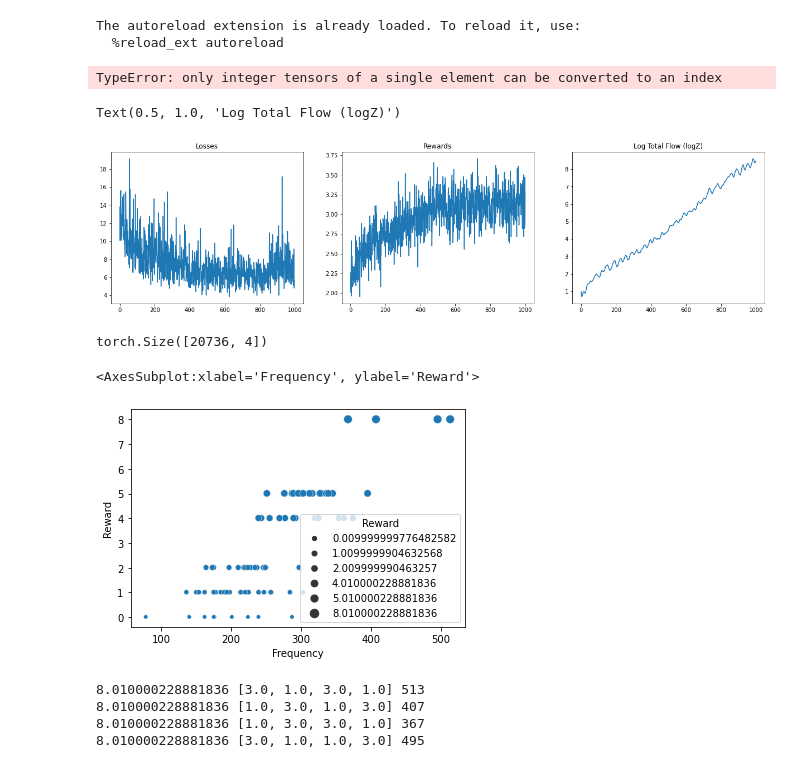
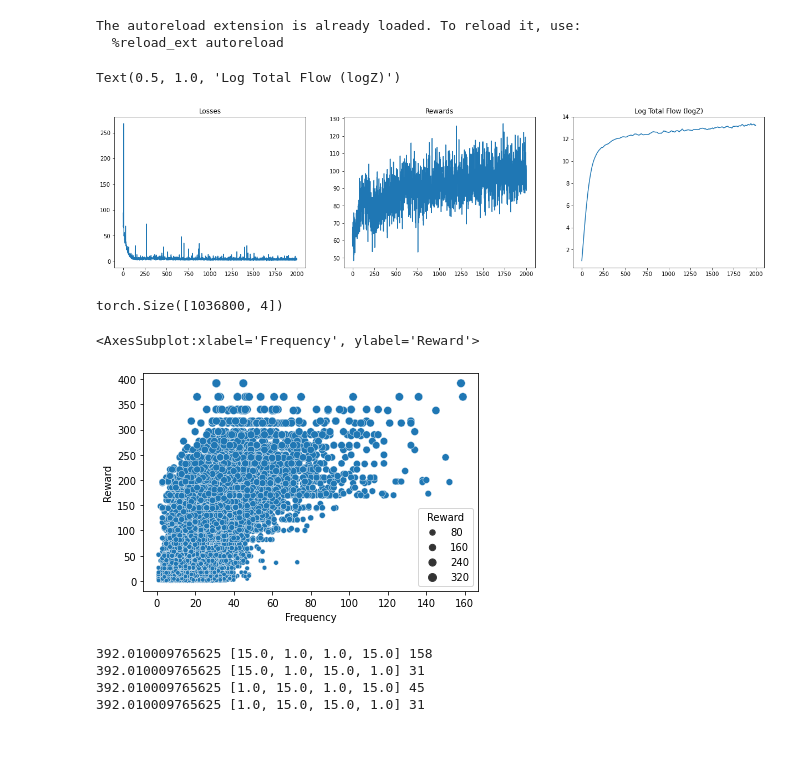
Before and after one commit to zarifikram/GFlowNet-For-Set-Generation, a Jupyter notebook: train.ipynb, the cells around one changed output. Drawn from its saved outputs; the diff is of its cells as text; code cells hidden in the pictures.

Commit message:
Increasing LR increases trajLength
Why??

```diff
--- a/train.ipynb
+++ b/train.ipynb
@@ -31,7 +31,7 @@ def train(batch_size, num_epochs):
         {"params": model.forward_policy.parameters()},
         {"params": model.total_flow, "lr": 0.1},
     ],
-    lr=5e-3)
+    lr=5e-4)
 
     for i in (p := tqdm(range(num_epochs))):
         s0 = torch.zeros(batch_size, size).float()
@@ -55,11 +55,9 @@ def train(batch_size, num_epochs):
     return model, losses, rewards, flows
 
 batch_size = 64
-num_epochs = 1000
+num_epochs = 2000
 
 model, losses, rewards, flows = train(batch_size, num_epochs)
-# %% [output]
-TypeError: only integer tensors of a single element can be converted to an index
 # %%
 import matplotlib.pyplot as plt
 _, ax = plt.subplots(1, 3, figsize=(21, 5))
@@ -71,15 +69,15 @@ ax[2].plot(flows)
 ax[2].set_title("Log Total Flow (logZ)")
 # %% [output]
 Text(0.5, 1.0, 'Log Total Flow (logZ)')
-[figure, old version]
+[figure, new version]
 # %%
 setEnv = SetGenerationEnv(size, nActions)
-nIter = 1
+nIter = 50
 terminalStates = []
 for i in tqdm(range(nIter)):
     s0 = torch.zeros(12**4, size).float()
     curr0 = torch.zeros(12**4)
-    s = model.sample_states(s0, curr0, return_log=False)
+    s, traj_length = model.sample_states(s0, curr0, return_log=False)
     terminalStates.append(s)
 
 s = torch.concat(terminalStates)
@@ -87,42 +85,42 @@ print(s.shape)
 
 import seaborn as sns
 import pandas as pd
 
 setEnv = SetGenerationEnv(size, nActions)
 
 statesForPlot = setEnv.getStateForm(s).tolist()
 rewardsForPlot = setEnv.reward(s).tolist()
 
 
 stateDict = {}
 for i in range(len(statesForPlot)):
     state = str(statesForPlot[i])
     if state in stateDict:
         reward, freq = stateDict[state]
         stateDict[state] = (reward, freq + 1)
     else:
         stateDict[state] = (rewardsForPlot[i], 1)
 
 allRewards = []
 freqs = []
 for _ in stateDict:
     reward, freq = stateDict[_]
     allRewards.append(reward)
     freqs.append(freq)
 
 # plt.xlim(0, 40)
 sns.scatterplot(data=pd.DataFrame({'Frequency':freqs, 'Reward':allRewards}), x='Frequency', y='Reward', size='Reward')
 # %% [output]
-torch.Size([20736, 4])
+torch.Size([1036800, 4])
 <AxesSubplot:xlabel='Frequency', ylabel='Reward'>
-[figure, old version]
+[figure, new version]
 # %%
 for _ in stateDict:
     reward, freq = stateDict[_]
-    if reward > 8:
+    if reward > 380:
         print(reward, _, freq)
 # %% [output]
-8.010000228881836 [3.0, 1.0, 3.0, 1.0] 513
-8.010000228881836 [1.0, 3.0, 1.0, 3.0] 407
-8.010000228881836 [1.0, 3.0, 3.0, 1.0] 367
-8.010000228881836 [3.0, 1.0, 1.0, 3.0] 495
+392.010009765625 [15.0, 1.0, 1.0, 15.0] 158
+392.010009765625 [15.0, 1.0, 15.0, 1.0] 31
+392.010009765625 [1.0, 15.0, 1.0, 15.0] 45
+392.010009765625 [1.0, 15.0, 15.0, 1.0] 31
```
Also changed, not shown: 1 other file.
